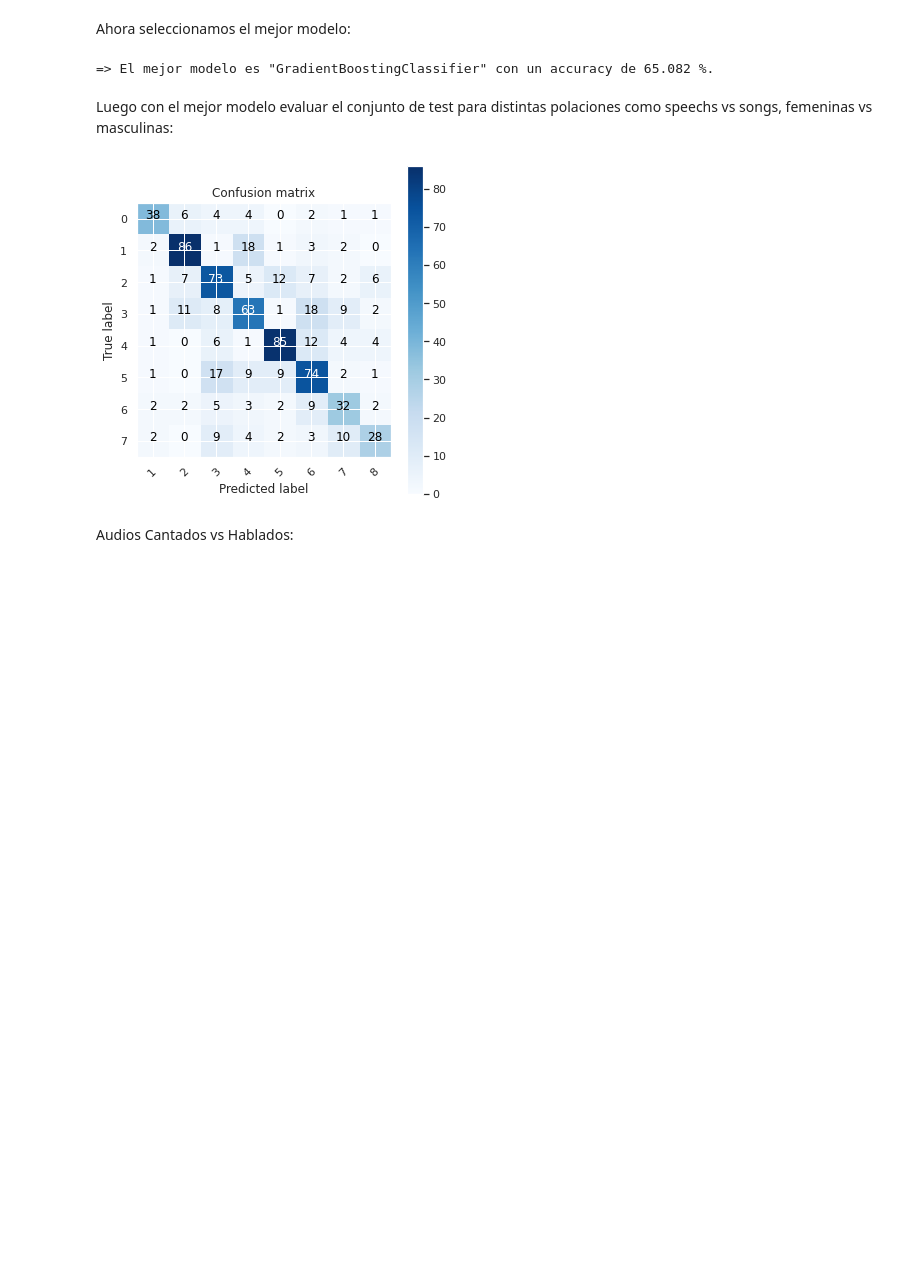
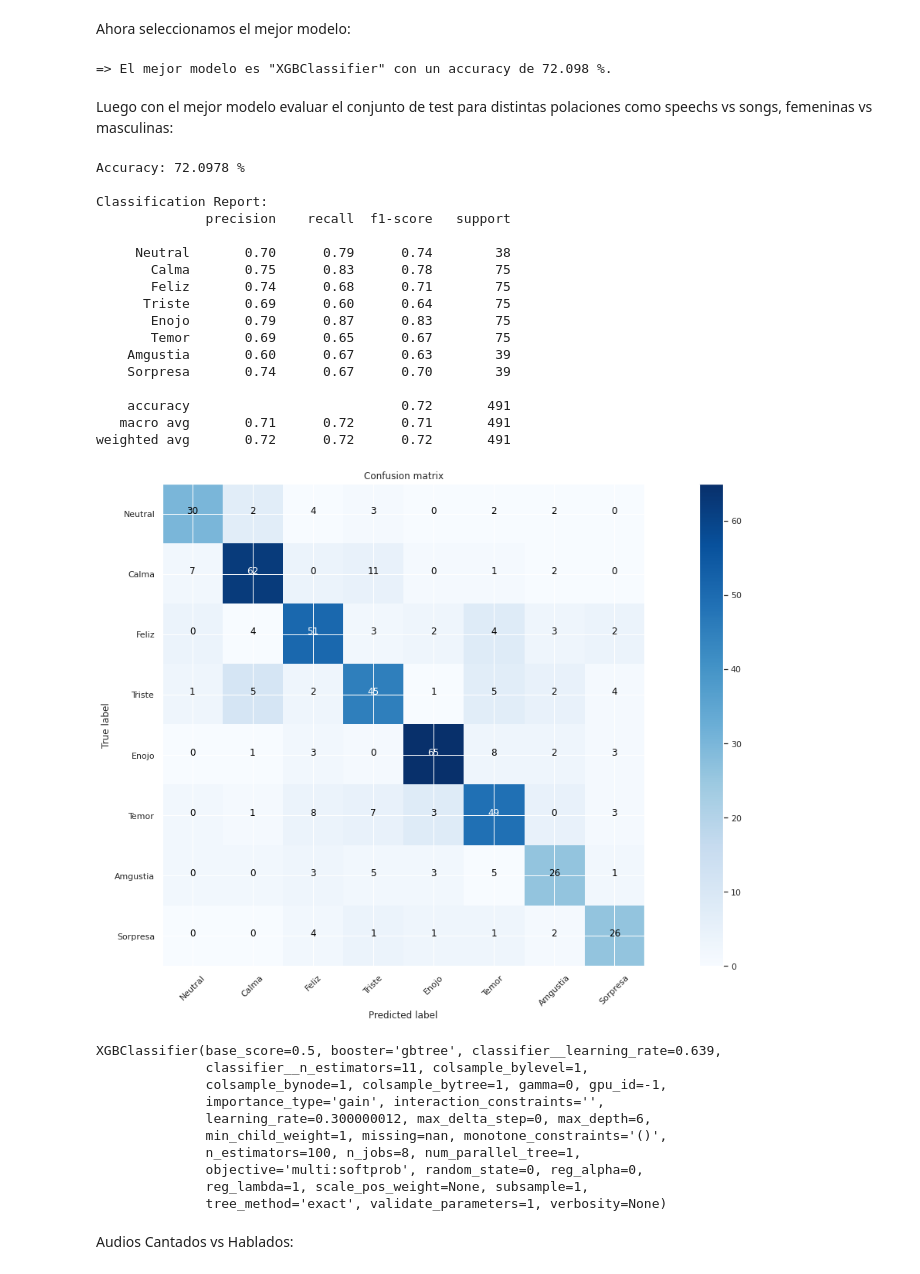
Before and after one commit to magistery-tps/aa-tp2, a Jupyter notebook: notebooks/tp2.ipynb, the cells around one changed output. Cells and saved outputs as stored; diff of their text form; code cells hidden in the pictures; blank space fills up the shorter version.

```diff
--- a/notebooks/tp2.ipynb
+++ b/notebooks/tp2.ipynb
@@ -444,7 +478,7 @@ shp3 = search_hyper_parameters(
     cv          = cv_strategy_2,
     groups      = actors_fold_groups,
     params_grid = {
-        'n_estimators' : np.arange(10, 100, 10),
+        'n_estimators' : np.arange(10, 20, 1),
         'learning_rate': np.arange(0, 1, 0.001)
     }
 )
@@ -484,8 +537,8 @@ shp4 = search_hyper_parameters(
     cv          = cv_strategy_2,
     groups      = actors_fold_groups,
     params_grid = {
-        'classifier__n_estimators' : np.arange(10, 100, 10),
-        'classifier__learning_rate': np.arange(0, 1, 0.0001)
+        'classifier__n_estimators' : np.arange(10, 20, 1),
+        'classifier__learning_rate': np.arange(0, 1, 0.001)
     }
 )
 # %% [output]
@@ -525,18 +614,42 @@ def get_model_with_max_score(models, X_test, y_test):
 # %%
-max_score, best_model = get_model_with_max_score(models, X_test_without_special_columns, y_test)
+max_score, best_model = get_max_score_model(models, X_test_without_special_columns, y_test)
 
 print('\n\n=> El mejor modelo es "{}" con un accuracy de {:.3f} %.\n\n'.format(type(best_model).__name__, max_score * 100))
 # %% [output]
-=> El mejor modelo es "GradientBoostingClassifier" con un accuracy de 65.082 %.
+=> El mejor modelo es "XGBClassifier" con un accuracy de 72.098 %.
 # %% [markdown]
 Luego con el mejor modelo evaluar el conjunto de test para distintas polaciones como speechs vs songs, femeninas vs masculinas:
-# %%
-sns.set(rc={'figure.figsize':(5, 5)})
 # %%
-y_pred = best_model.predict(X_test_without_special_columns)
-plot_confusion_matrix(y_test, y_pred)
+show_summary(best_model, X_test_without_special_columns, y_test, emotions)
 # %% [output]
+Accuracy: 72.0978 %
+
+Classification Report:
+              precision    recall  f1-score   support
+
+     Neutral       0.70      0.79      0.74        38
+       Calma       0.75      0.83      0.78        75
+       Feliz       0.74      0.68      0.71        75
+      Triste       0.69      0.60      0.64        75
+       Enojo       0.79      0.87      0.83        75
+       Temor       0.69      0.65      0.67        75
+    Amgustia       0.60      0.67      0.63        39
+    Sorpresa       0.74      0.67      0.70        39
+
+    accuracy                           0.72       491
+   macro avg       0.71      0.72      0.71       491
+weighted avg       0.72      0.72      0.72       491
-[figure, old version]
+[figure, new version]
+XGBClassifier(base_score=0.5, booster='gbtree', classifier__learning_rate=0.639,
+              classifier__n_estimators=11, colsample_bylevel=1,
+              colsample_bynode=1, colsample_bytree=1, gamma=0, gpu_id=-1,
+              importance_type='gain', interaction_constraints='',
+              learning_rate=0.300000012, max_delta_step=0, max_depth=6,
+              min_child_weight=1, missing=nan, monotone_constraints='()',
+              n_estimators=100, n_jobs=8, num_parallel_tree=1,
+              objective='multi:softprob', random_state=0, reg_alpha=0,
+              reg_lambda=1, scale_pos_weight=None, subsample=1,
+              tree_method='exact', validate_parameters=1, verbosity=None)
 # %%
 man_actors   = [x for x in features['actor'].unique() if x % 2 == 0]
 woman_actors = [x for x in features['actor'].unique() if x % 2 != 0]
```
Also changed, not shown: parts of 48 cells of this notebook, 7 other files.
